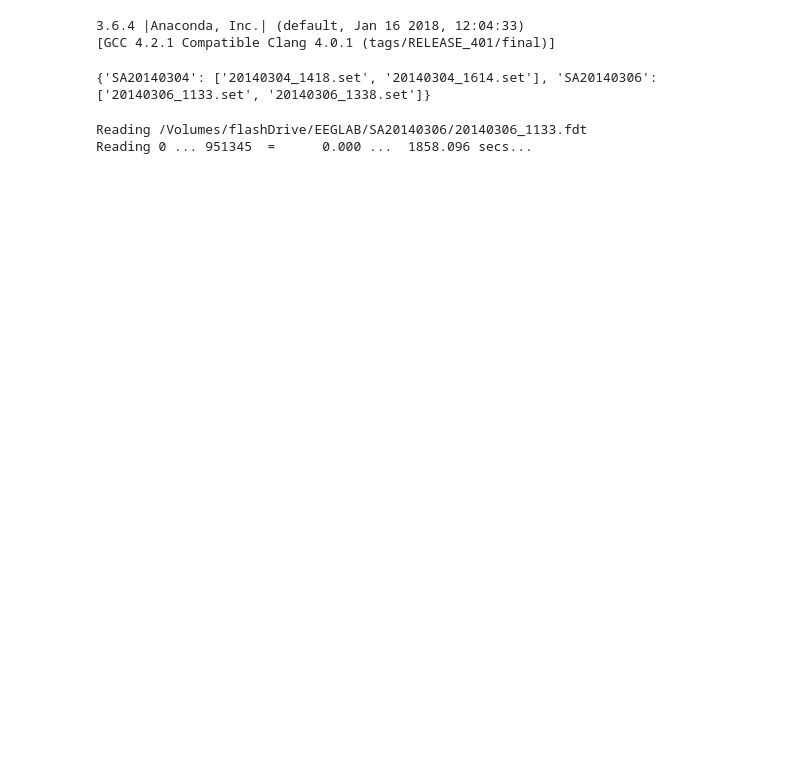
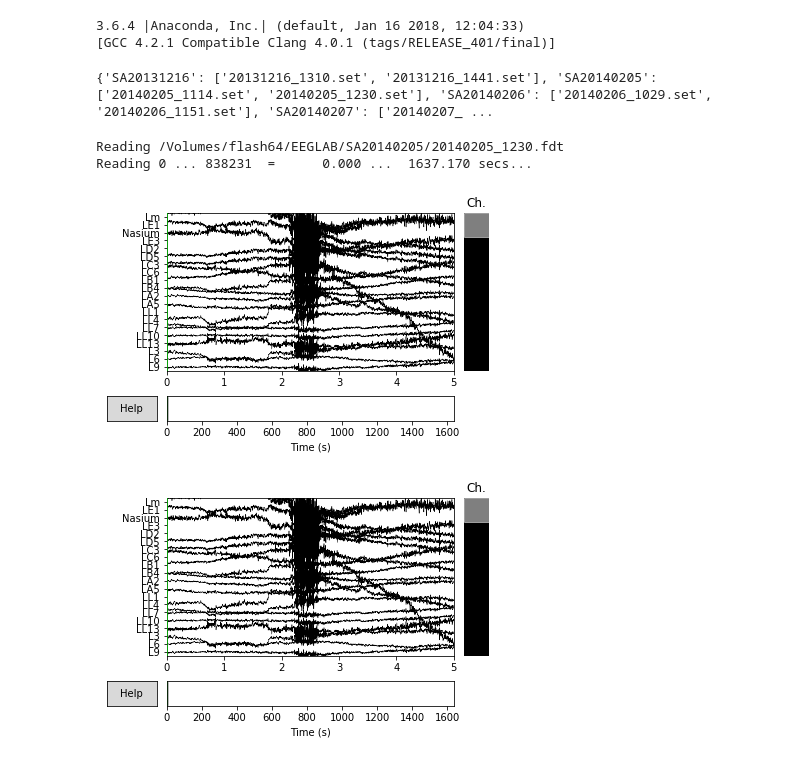
Before and after one commit to edrias/seniorprojecteeg, a Jupyter notebook: Tarekul_Workspace/capstone2/edaDaveFile.ipynb, the cells around one changed output. Saved outputs shown, nothing was run; the diff lists cells and outputs as text; code cells hidden in the pictures; blank space fills up the shorter version.

```diff
--- a/Tarekul_Workspace/capstone2/edaDaveFile.ipynb
+++ b/Tarekul_Workspace/capstone2/edaDaveFile.ipynb
@@ -26,19 +26,26 @@ def searchFolders(path):
         eeglab_dict[folder] = [x for x in contents if '.set' in x]
     return eeglab_dict
 # %%
-path = '/Volumes/flashDrive/EEGLAB'
+path = '/Volumes/flash64/EEGLAB'
 eeglab_dict = searchFolders(path)
 print(eeglab_dict)
 # %% [output]
-{'SA20140304': ['20140304_1418.set', '20140304_1614.set'], 'SA20140306': ['20140306_1133.set', '20140306_1338.set']}
+{'SA20131216': ['20131216_1310.set', '20131216_1441.set'], 'SA20140205': ['20140205_1114.set', '20140205_1230.set'], 'SA20140206': ['20140206_1029.set', '20140206_1151.set'], 'SA20140207': ['20140207_ ...
 # %%
 # read file
 np.random.seed(42)
 eeglab_dict_keys = list(eeglab_dict.keys())
 eeglab_folder = os.path.join(path,eeglab_dict_keys[1])
 
-eeglab_file = os.path.join(eeglab_folder, eeglab_dict[eeglab_dict_keys[1]][0])
+eeglab_file = os.path.join(eeglab_folder, eeglab_dict[eeglab_dict_keys[1]][1])
 raw = mne.io.read_raw_eeglab(eeglab_file, preload=True, verbose = True)
 # %% [output]
-Reading /Volumes/flashDrive/EEGLAB/SA20140306/20140306_1133.fdt
-Reading 0 ... 951345  =      0.000 ...  1858.096 secs...
+Reading /Volumes/flash64/EEGLAB/SA20140205/20140205_1230.fdt
+Reading 0 ... 838231  =      0.000 ...  1637.170 secs...
+# %%
+scalingDict=dict(mag=1e-12,grad=4e-11,eeg=20e-6,eog=150e-6,ecg=5e-4,emg=1e-3,ref_meg=1e-12,misc=1e-3,stim=1,resp=1,chpi=1e-4)
+# %%
+raw.plot(n_channels=20,scalings=scalingDict,duration=5)
+# %% [output]
+[figure, added]
+[figure, added]
```
